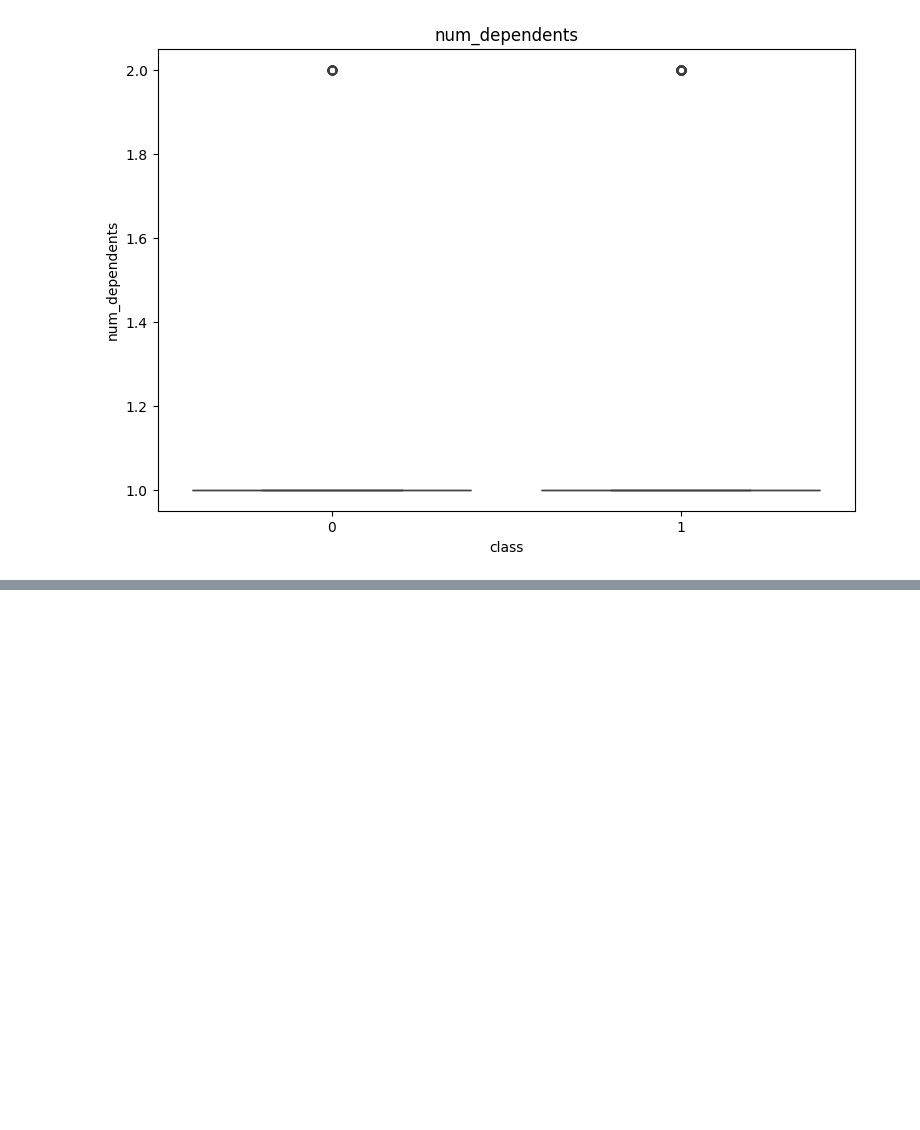
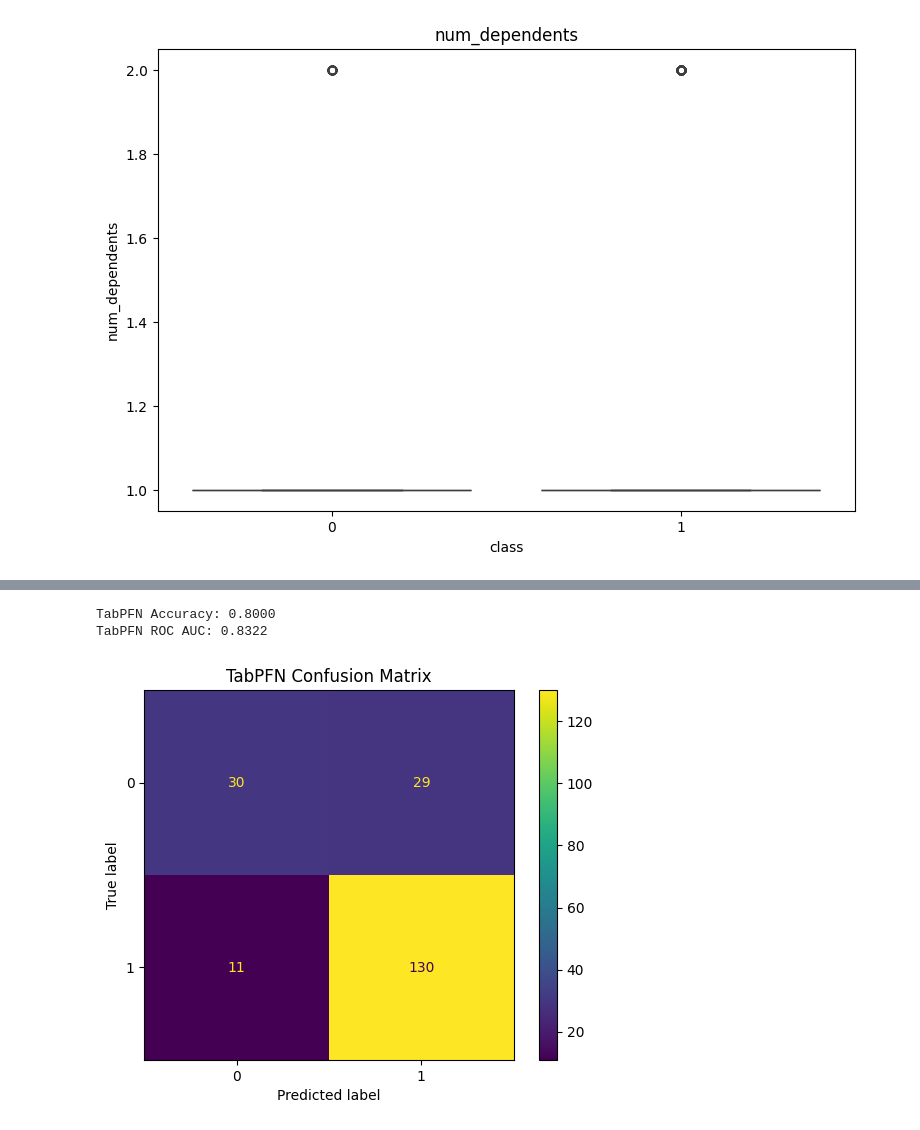
Before and after one commit to gabrielpalves/data-algorithms-science-engineering, a Jupyter notebook: Task 03 - Credit/main.ipynb, the cells around one changed output, grey strips where cells are left out. Drawn from its saved outputs; the diff is of its cells as text; code cells hidden in the pictures; blank space fills up the shorter version.

```diff
--- a/Task 03 - Credit/main.ipynb
+++ b/Task 03 - Credit/main.ipynb
@@ -446,0 +486,23 @@ array([1., 2.])
+# %%
+from tabpfn import TabPFNClassifier
+
+# Initialize TabPFN (works best with <1000 samples)
+n_samples = min(1000, len(X_train))  # TabPFN limitation
+X_train_tabpfn = X_train[:n_samples].values
+y_train_tabpfn = y_train[:n_samples].values
+
+# Train TabPFN
+tabpfn = TabPFNClassifier(device='cpu')
+tabpfn.fit(X_train_tabpfn, y_train_tabpfn)
+
+# Evaluate
+tabpfn_probs = tabpfn.predict_proba(X_test.values)[:, 1]
+tabpfn_preds = (tabpfn_probs > 0.5).astype(int)
+print(f"\nTabPFN Accuracy: {accuracy_score(y_test, tabpfn_preds):.4f}")
+print(f"TabPFN ROC AUC: {roc_auc_score(y_test, tabpfn_probs):.4f}")
+
+# Confusion matrix
+ConfusionMatrixDisplay.from_predictions(y_test, tabpfn_preds)
+plt.title('TabPFN Confusion Matrix')
+plt.show()
+# %% [output]
@@ -446,0 +511,3 @@ array([1., 2.])
+TabPFN Accuracy: 0.8000
+TabPFN ROC AUC: 0.8322
+[figure, added]
```
Also changed, not shown: parts of 10 cells of this notebook, 4 other files.
